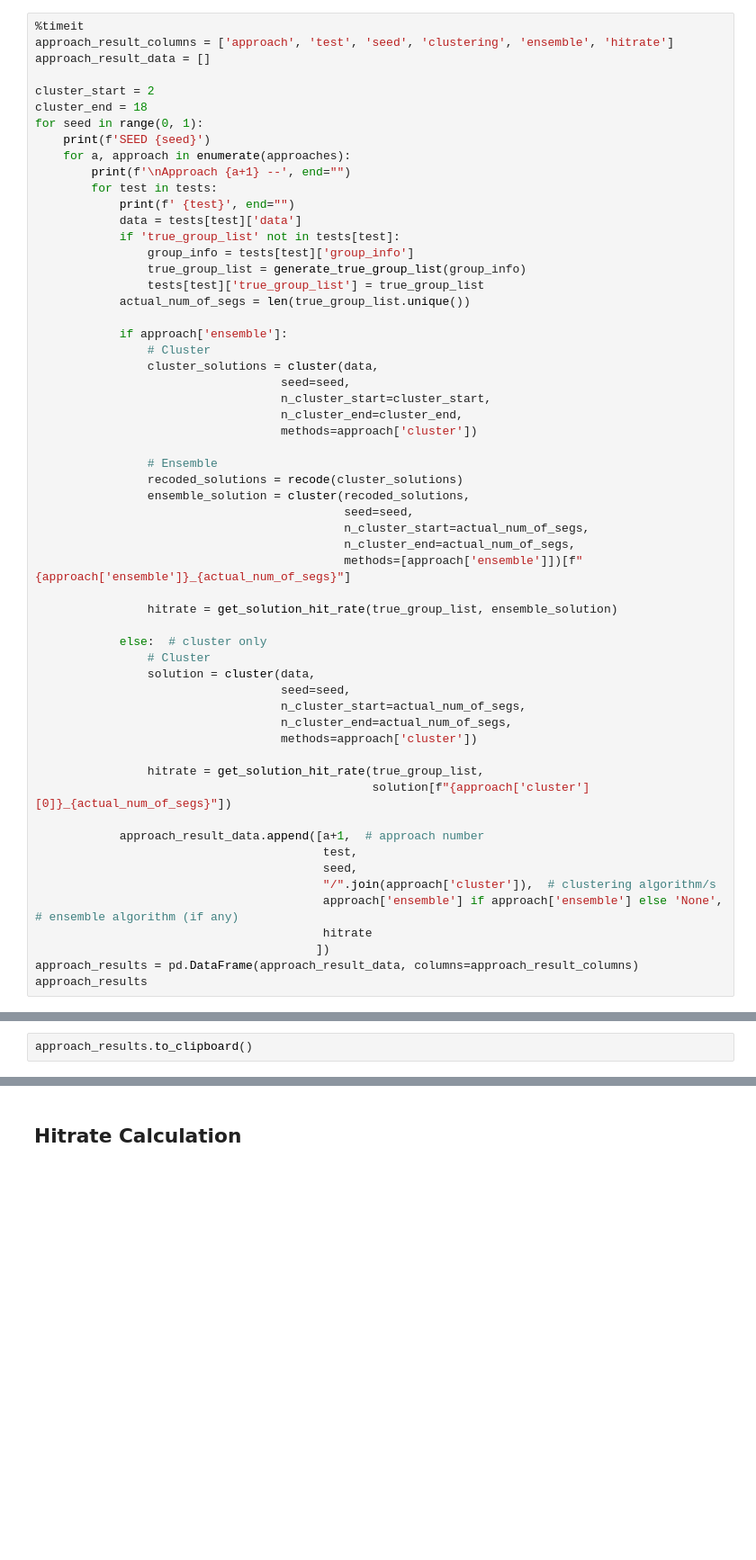
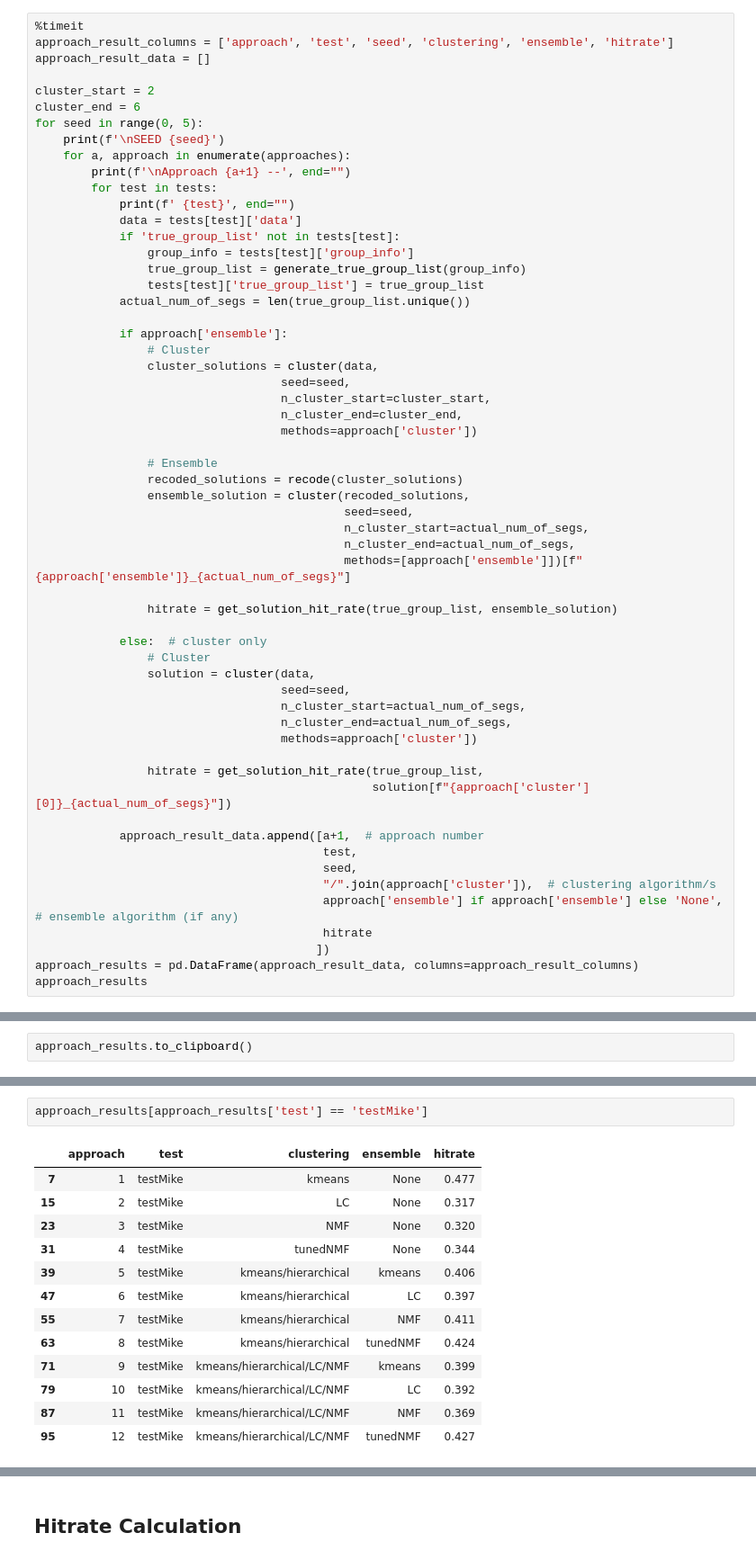
Before and after one commit to ScottGuthart/clusters, a Jupyter notebook: Cluster_v2.ipynb, the cells around one changed output, grey strips where cells are left out. Shown at 90% size. Drawn from its saved outputs; the diff is of its cells as text; blank space fills up the shorter version.

```diff
--- a/Cluster_v2.ipynb
+++ b/Cluster_v2.ipynb
@@ -654,9 +654,9 @@ approach_result_columns = ['approach', 'test', 'seed', 'clustering', 'ensemble',
 approach_result_data = []
 
 cluster_start = 2
-cluster_end = 18
-for seed in range(0, 1):
-    print(f'SEED {seed}')
+cluster_end = 6
+for seed in range(0, 5):
+    print(f'\nSEED {seed}')
     for a, approach in enumerate(approaches):
         print(f'\nApproach {a+1} --', end="")
         for test in tests:
@@ -727,2 +731,18 @@ summary = pd.DataFrame([approach_results.groupby('approach')['hitrate'].mean(),
 summary.columns = ['mean_hitrate', 'std_hitrate']
 summary.to_clipboard()
+# %%
+approach_results[approach_results['test'] == 'testMike']
+# %% [output]
+|  | approach | test | clustering | ensemble | hitrate |
+| 7 | 1 | testMike | kmeans | None | 0.477 |
+| 15 | 2 | testMike | LC | None | 0.317 |
+| 23 | 3 | testMike | NMF | None | 0.320 |
+| 31 | 4 | testMike | tunedNMF | None | 0.344 |
+| 39 | 5 | testMike | kmeans/hierarchical | kmeans | 0.406 |
+| 47 | 6 | testMike | kmeans/hierarchical | LC | 0.397 |
+| 55 | 7 | testMike | kmeans/hierarchical | NMF | 0.411 |
+| 63 | 8 | testMike | kmeans/hierarchical | tunedNMF | 0.424 |
+| 71 | 9 | testMike | kmeans/hierarchical/LC/NMF | kmeans | 0.399 |
+| 79 | 10 | testMike | kmeans/hierarchical/LC/NMF | LC | 0.392 |
+| 87 | 11 | testMike | kmeans/hierarchical/LC/NMF | NMF | 0.369 |
+| 95 | 12 | testMike | kmeans/hierarchical/LC/NMF | tunedNMF | 0.427 |
```
Also changed, not shown: parts of 5 cells of this notebook, 5 other files.
